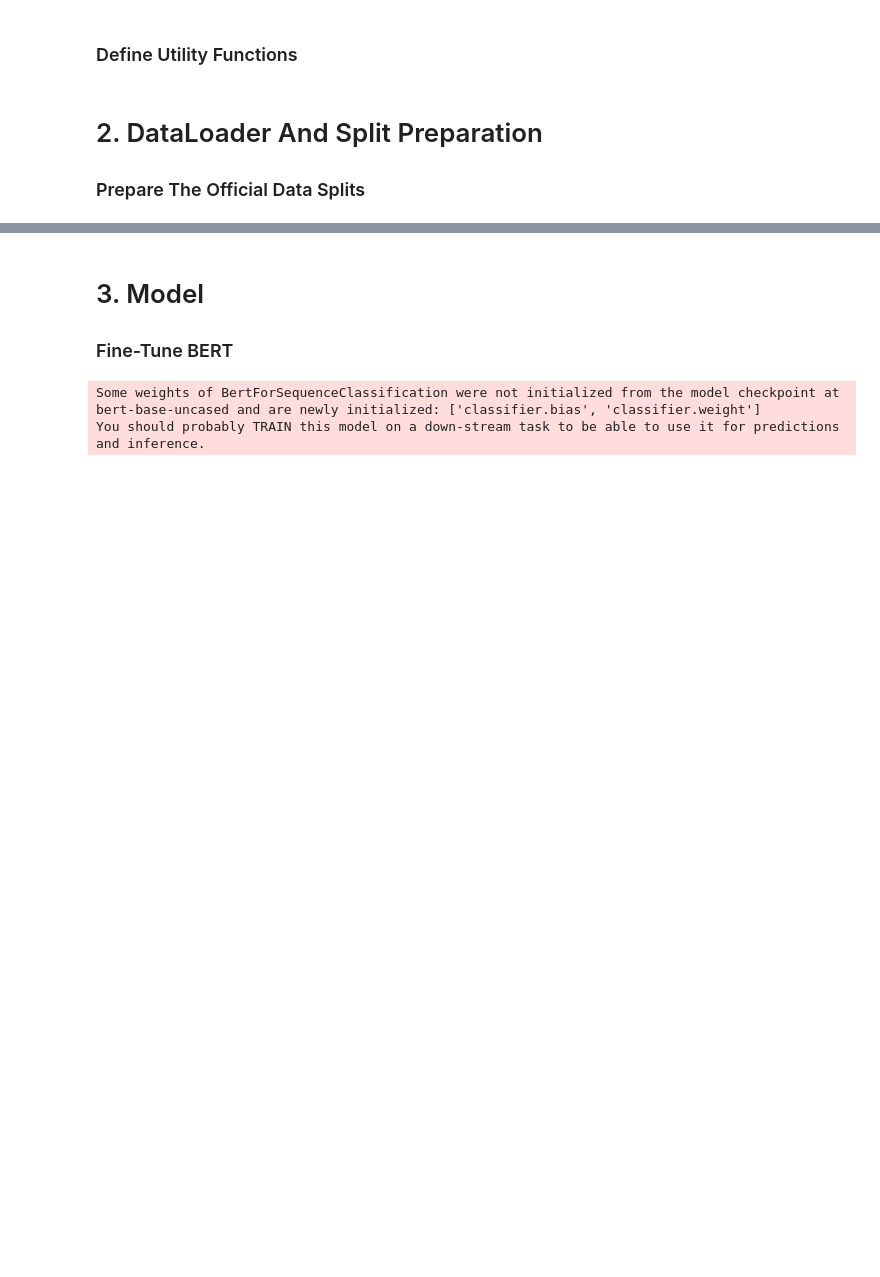
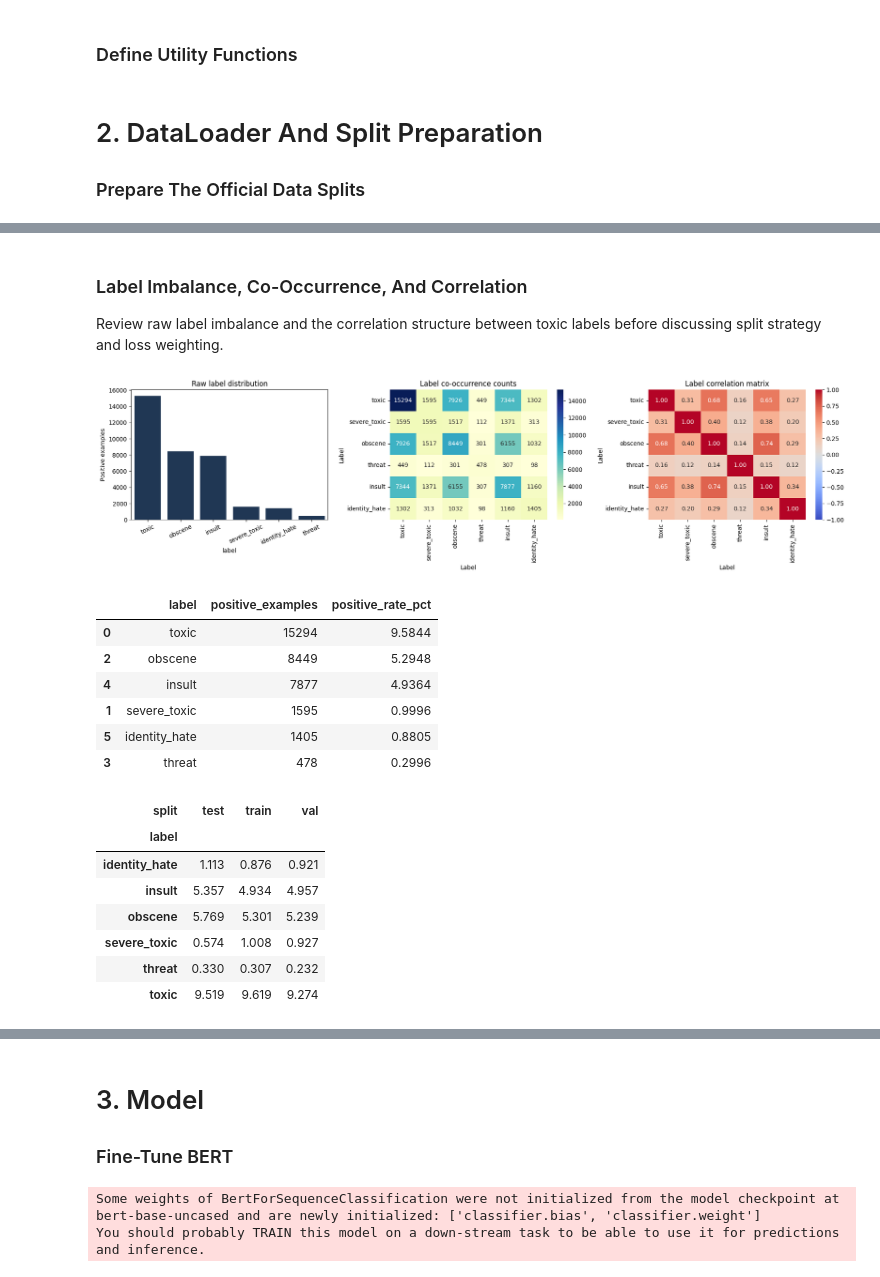
Before and after one commit to dung-h/DeepLearning, a Jupyter notebook: btl1/notebooks/text_classification.ipynb, the cells around one changed output, grey strips where cells are left out. Saved outputs shown, nothing was run; the diff lists cells and outputs as text; code cells hidden in the pictures; blank space fills up the shorter version.

Commit message:
Update text and multimodal notebooks

```diff
--- a/btl1/notebooks/text_classification.ipynb
+++ b/btl1/notebooks/text_classification.ipynb
@@ -451,0 +464,69 @@ Raw Jigsaw files already exist. Skipping extraction.
+# %% [markdown]
+### Label Imbalance, Co-Occurrence, And Correlation
+Review raw label imbalance and the correlation structure between toxic labels before discussing split strategy and loss weighting.
+# %%
+label_counts = train_raw_df[LABELS].sum().sort_values(ascending=False)
+label_dist_df = pd.DataFrame({
+    "label": LABELS,
+    "positive_examples": [int(train_raw_df[label].sum()) for label in LABELS],
+    "positive_rate_pct": [float(train_raw_df[label].mean() * 100.0) for label in LABELS],
+}).sort_values("positive_examples", ascending=False)
+label_dist_df.to_csv(ARTIFACT_DIR / "text_label_distribution.csv", index=False)
+
+cooccurrence_df = train_raw_df[LABELS].T.dot(train_raw_df[LABELS]).astype(int)
+cooccurrence_df.to_csv(ARTIFACT_DIR / "text_label_cooccurrence.csv")
+
+correlation_df = train_raw_df[LABELS].corr().round(4)
+correlation_df.to_csv(ARTIFACT_DIR / "text_label_correlation.csv")
+
+split_balance_rows = []
+for split_name, frame in {"train": train_df_split, "val": val_df, "test": test_df}.items():
+    for label in LABELS:
+        split_balance_rows.append({
+            "split": split_name,
+            "label": label,
+            "positive_examples": int(frame[label].sum()),
+            "positive_rate_pct": float(frame[label].mean() * 100.0),
+        })
+split_balance_df = pd.DataFrame(split_balance_rows)
+split_balance_df.to_csv(ARTIFACT_DIR / "text_split_label_balance.csv", index=False)
+
+fig, axes = plt.subplots(1, 3, figsize=(18, 4.8))
+sns.barplot(data=label_dist_df, x="label", y="positive_examples", color="#17365d", ax=axes[0])
+axes[0].set_title("Raw label distribution")
+axes[0].set_ylabel("Positive examples")
+axes[0].tick_params(axis="x", rotation=25)
+
+sns.heatmap(cooccurrence_df, annot=True, fmt="d", cmap="YlGnBu", ax=axes[1])
+axes[1].set_title("Label co-occurrence counts")
+axes[1].set_xlabel("Label")
+axes[1].set_ylabel("Label")
+
+sns.heatmap(correlation_df, annot=True, fmt=".2f", cmap="coolwarm", vmin=-1.0, vmax=1.0, ax=axes[2])
+axes[2].set_title("Label correlation matrix")
+axes[2].set_xlabel("Label")
+axes[2].set_ylabel("Label")
+fig.tight_layout()
+fig.savefig(ARTIFACT_DIR / "text_label_structure_eda.png", dpi=180, bbox_inches="tight")
+plt.show()
+plt.close(fig)
+
+display(label_dist_df.round(4))
+display(split_balance_df.pivot(index="label", columns="split", values="positive_rate_pct").round(3))
+# %% [output]
+[figure, added]
+|  | label | positive_examples | positive_rate_pct |
+| 0 | toxic | 15294 | 9.5844 |
+| 2 | obscene | 8449 | 5.2948 |
+| 4 | insult | 7877 | 4.9364 |
+| 1 | severe_toxic | 1595 | 0.9996 |
+| 5 | identity_hate | 1405 | 0.8805 |
+| 3 | threat | 478 | 0.2996 |
+| split | test | train | val |
+| label |  |  |  |
+| identity_hate | 1.113 | 0.876 | 0.921 |
+| insult | 5.357 | 4.934 | 4.957 |
+| obscene | 5.769 | 5.301 | 5.239 |
+| severe_toxic | 0.574 | 1.008 | 0.927 |
+| threat | 0.330 | 0.307 | 0.232 |
+| toxic | 9.519 | 9.619 | 9.274 |
```
Also changed, not shown: parts of 18 cells of this notebook.
